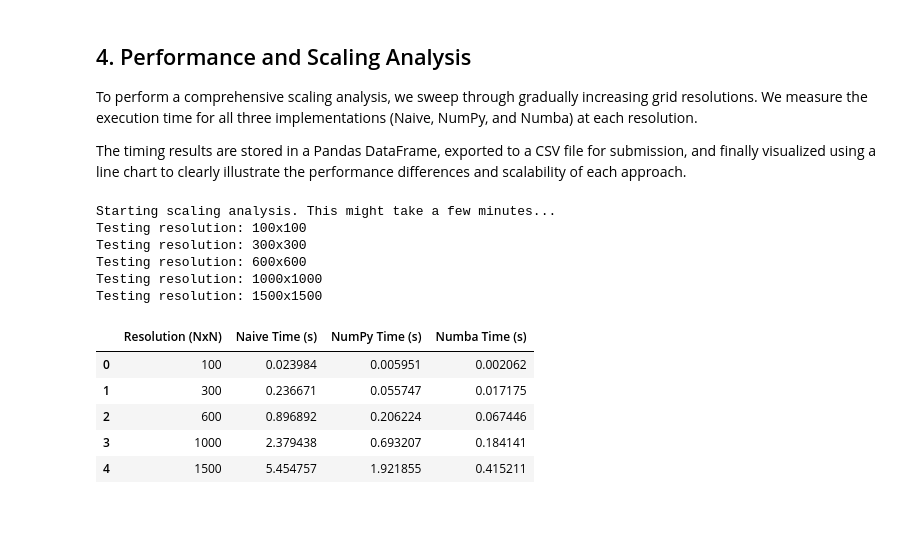
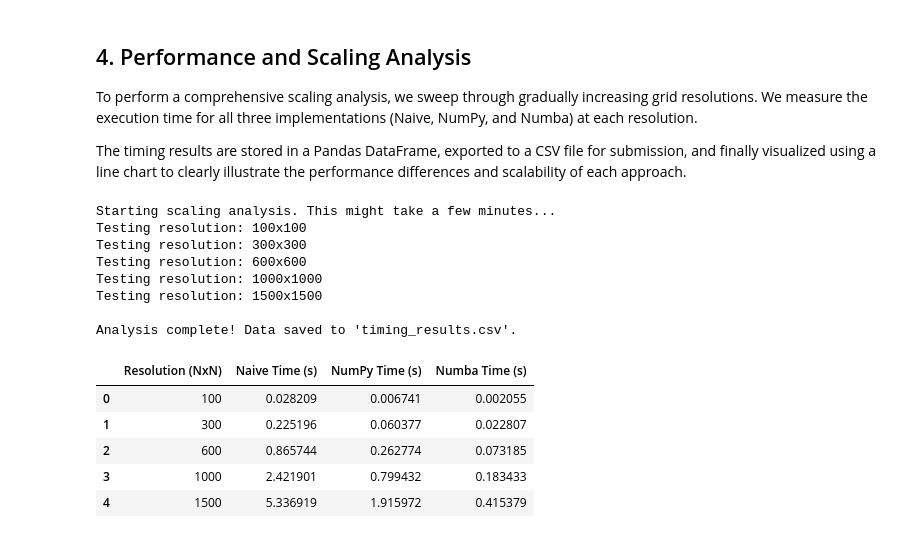
Before and after one commit to MateCle/NSC_Course_MiniProject, a Jupyter notebook: Mandelbrot_set.ipynb, the cells around one changed output. Cells and saved outputs as stored; diff of their text form; code cells hidden in the pictures.

Commit message:
added creation of csv file with the timing results for the different impemetations

```diff
--- a/Mandelbrot_set.ipynb
+++ b/Mandelbrot_set.ipynb
@@ -152,39 +152,42 @@ for N in resolutions:
     # 2. NumPy
     t0 = time.time()
     _ = mandelbrot_vectorized(re_min, re_max, im_min, im_max, N, N, max_iter)
     t_numpy = time.time() - t0
 
     # 3. Numba
     t0 = time.time()
     _ = mandelbrot_numba(re_min, re_max, im_min, im_max, N, N, max_iter)
     t_numba = time.time() - t0
 
     # Store results
     results.append({
         'Resolution (NxN)': N,
         'Naive Time (s)': t_naive,
         'NumPy Time (s)': t_numpy,
         'Numba Time (s)': t_numba
     })
 
 # Create DataFrame and export to CSV as required
 df_results = pd.DataFrame(results)
+df_results.to_csv('timing_results.csv', index=False)
 
-
+print("\nAnalysis complete! Data saved to 'timing_results.csv'.")
 display(df_results)
 # %% [output]
 Starting scaling analysis. This might take a few minutes...
 Testing resolution: 100x100
 Testing resolution: 300x300
 Testing resolution: 600x600
 Testing resolution: 1000x1000
 Testing resolution: 1500x1500
+
+Analysis complete! Data saved to 'timing_results.csv'.
 |  | Resolution (NxN) | Naive Time (s) | NumPy Time (s) | Numba Time (s) |
-| 0 | 100 | 0.023984 | 0.005951 | 0.002062 |
-| 1 | 300 | 0.236671 | 0.055747 | 0.017175 |
-| 2 | 600 | 0.896892 | 0.206224 | 0.067446 |
-| 3 | 1000 | 2.379438 | 0.693207 | 0.184141 |
-| 4 | 1500 | 5.454757 | 1.921855 | 0.415211 |
+| 0 | 100 | 0.028209 | 0.006741 | 0.002055 |
+| 1 | 300 | 0.225196 | 0.060377 | 0.022807 |
+| 2 | 600 | 0.865744 | 0.262774 | 0.073185 |
+| 3 | 1000 | 2.421901 | 0.799432 | 0.183433 |
+| 4 | 1500 | 5.336919 | 1.915972 | 0.415379 |
 # %%
 import matplotlib.pyplot as plt
 
```
Also changed, not shown: parts of 4 cells of this notebook, 1 other file.
